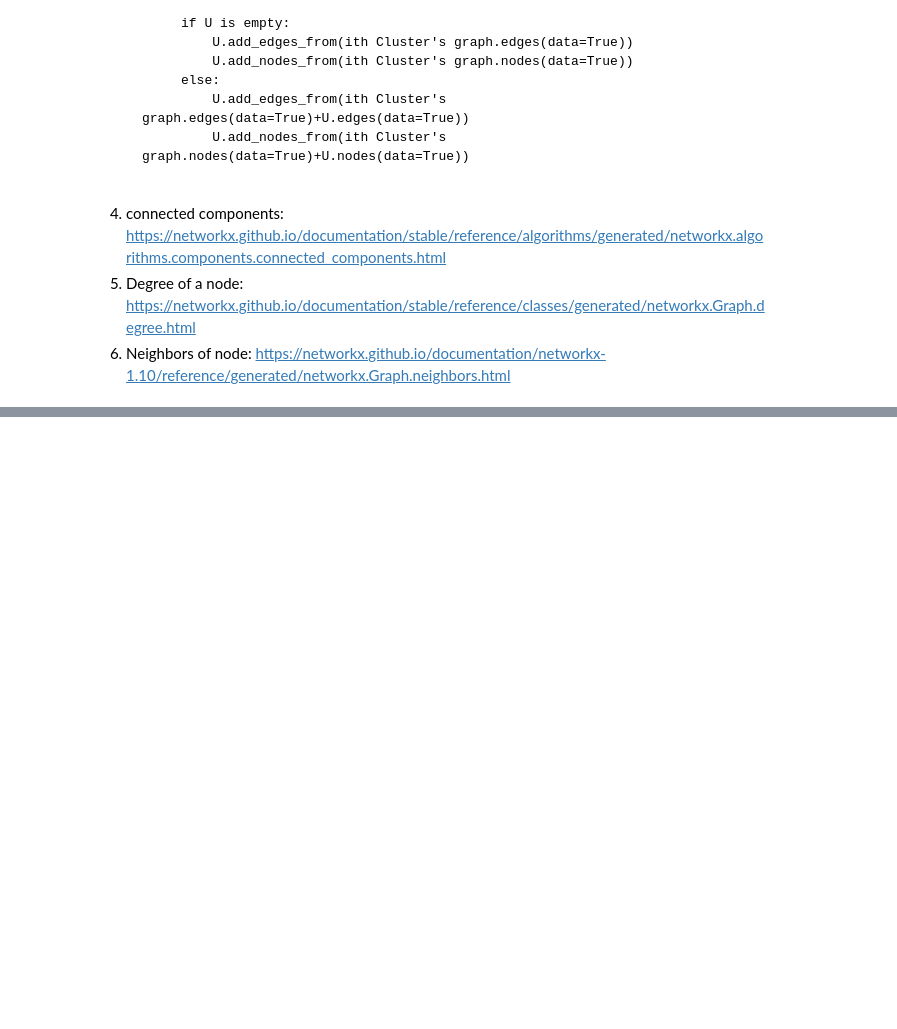
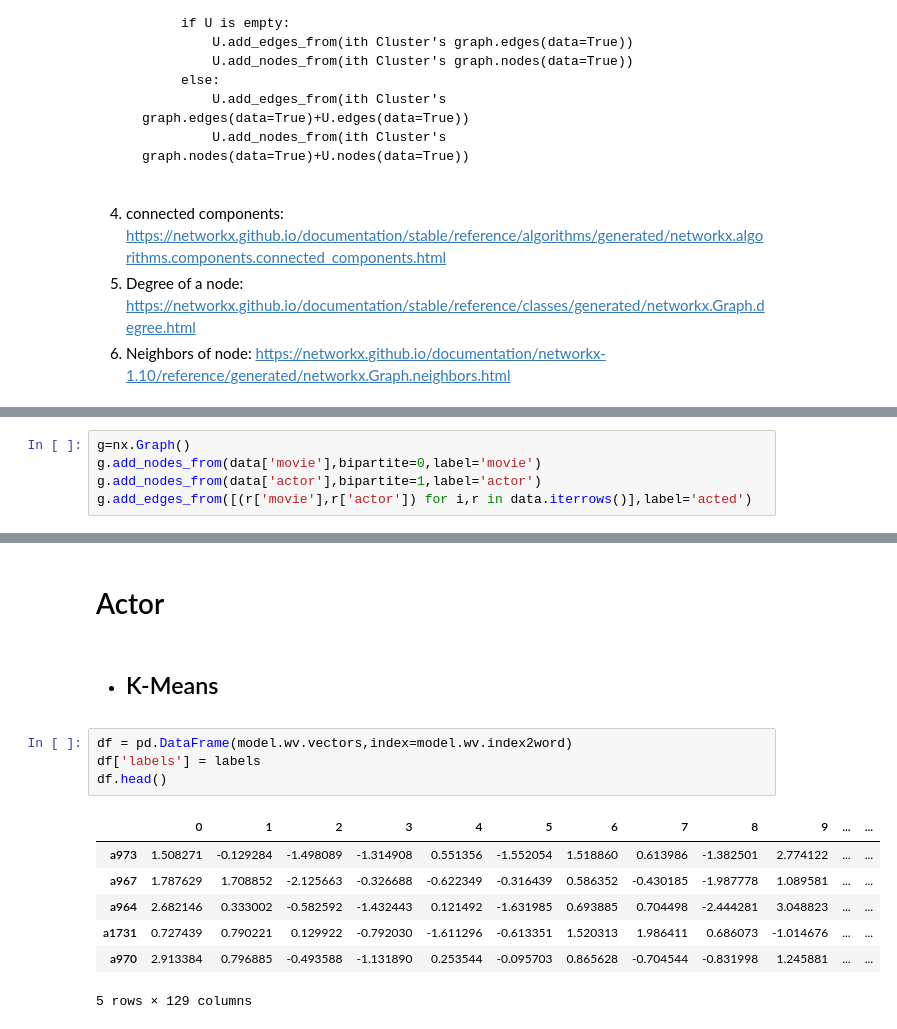
Before and after one commit to Sahil-Chavan/ML_Playground, a Jupyter notebook: Final Files/Clustering_Assignment/Clustering_Assignment_Instructions.ipynb, the cells around one changed output, grey strips where cells are left out. Saved outputs shown, nothing was run; the diff lists cells and outputs as text; blank space fills up the shorter version.

```diff
--- a/Final Files/Clustering_Assignment/Clustering_Assignment_Instructions.ipynb
+++ b/Final Files/Clustering_Assignment/Clustering_Assignment_Instructions.ipynb
@@ -89,0 +89,5 @@ NameError: name 'pd' is not defined
+# %%
+g=nx.Graph()
+g.add_nodes_from(data['movie'],bipartite=0,label='movie')
+g.add_nodes_from(data['actor'],bipartite=1,label='actor')
+g.add_edges_from([(r['movie'],r['actor']) for i,r in data.iterrows()],label='acted')
@@ -89,0 +252,16 @@ NameError: name 'pd' is not defined
+# %% [markdown]
+# Actor
+# %% [markdown]
+- ## K-Means
+# %%
+df = pd.DataFrame(model.wv.vectors,index=model.wv.index2word)
+df['labels'] = labels
+df.head()
+# %% [output]
+|  | 0 | 1 | 2 | 3 | 4 | 5 | 6 | 7 | 8 | 9 | ... | ... |
+| a973 | 1.508271 | -0.129284 | -1.498089 | -1.314908 | 0.551356 | -1.552054 | 1.518860 | 0.613986 | -1.382501 | 2.774122 | ... | ... |
+| a967 | 1.787629 | 1.708852 | -2.125663 | -0.326688 | -0.622349 | -0.316439 | 0.586352 | -0.430185 | -1.987778 | 1.089581 | ... | ... |
+| a964 | 2.682146 | 0.333002 | -0.582592 | -1.432443 | 0.121492 | -1.631985 | 0.693885 | 0.704498 | -2.444281 | 3.048823 | ... | ... |
+| a1731 | 0.727439 | 0.790221 | 0.129922 | -0.792030 | -1.611296 | -0.613351 | 1.520313 | 1.986411 | 0.686073 | -1.014676 | ... | ... |
+| a970 | 2.913384 | 0.796885 | -0.493588 | -1.131890 | 0.253544 | -0.095703 | 0.865628 | -0.704544 | -0.831998 | 1.245881 | ... | ... |
+5 rows × 129 columns
```
Also changed, not shown: parts of 33 cells of this notebook, 3 other files.
